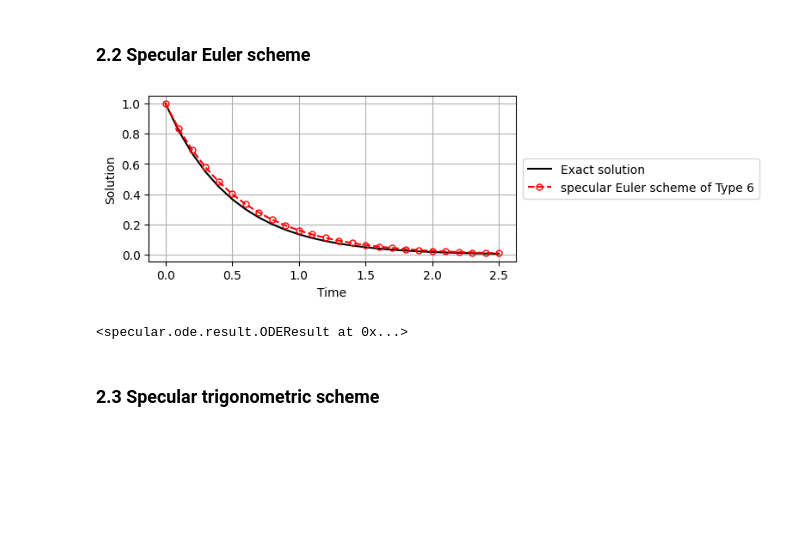
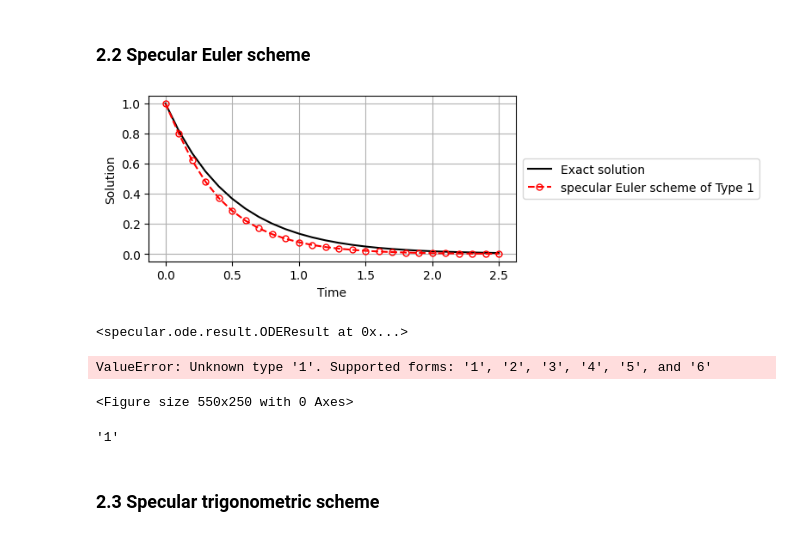
Before and after one commit to kyjung2357/specular-differentiation, a Jupyter notebook: docs/2. Numerical ordinary differential equations.ipynb, the cells around one changed output. Saved outputs shown, nothing was run; the diff lists cells and outputs as text; code cells hidden in the pictures; blank space fills up the shorter version.

```diff
--- a/docs/2. Numerical ordinary differential equations.ipynb
+++ b/docs/2. Numerical ordinary differential equations.ipynb
@@ -147,17 +148,45 @@ specular.ode.solver.classical_scheme(F, t_0=0.0, u_0=u_0, T=0.9, h=0.01, scheme=
 # %%
 def F(t, u):
     return -2*u
 
 def exact_sol(t):
     return np.exp(-2*t)
 
 def u_0(t_0):
     return exact_sol(t_0)
 
-specular.Euler_scheme(F, t_0=0.0, u_0=u_0, T=2.5, h=0.1, of_Type='6').visualization(exact_sol=exact_sol)
+specular.Euler_scheme(of_Type='1', F=F, t_0=0.0, u_0=u_0, T=2.5, h=0.1).visualization(exact_sol=exact_sol)
 # %% [output]
-[figure, old version]
+[figure, new version]
 <specular.ode.result.ODEResult at 0x...>
+# %%
+def F(t, u):
+    return -2*u
+
+def exact_sol(t):
+    return np.exp(-2*t)
+
+def u_0(t_0):
+    return exact_sol(t_0)
+
+plt.figure(figsize=(5.5, 2.5))
+
+for i in range(1, 7):
+    result = specular.Euler_scheme(of_Type=i, F=F, t_0=0.0, u_0=u_0, T=2.5, h=0.1).values()
+    plt.plot(result[0], result[1], label=f'Specular Euler scheme of Type {i}')
+
+plt.xlabel(r"Time", fontsize=10)
+plt.ylabel(r"Solution", fontsize=10)
+plt.grid(True)
+plt.legend(loc='center left', bbox_to_anchor=(1.02, 0.5), borderaxespad=0., fontsize=10)
+plt.show()
+# %% [output]
+ValueError: Unknown type '1'. Supported forms: '1', '2', '3', '4', '5', and '6'
+<Figure size 550x250 with 0 Axes>
+# %%
+str(1)
+# %% [output]
+'1'
 # %% [markdown]
 ### 2.3 Specular trigonometric scheme
 # %%
```
Also changed, not shown: parts of 6 cells of this notebook, 6 other files.
